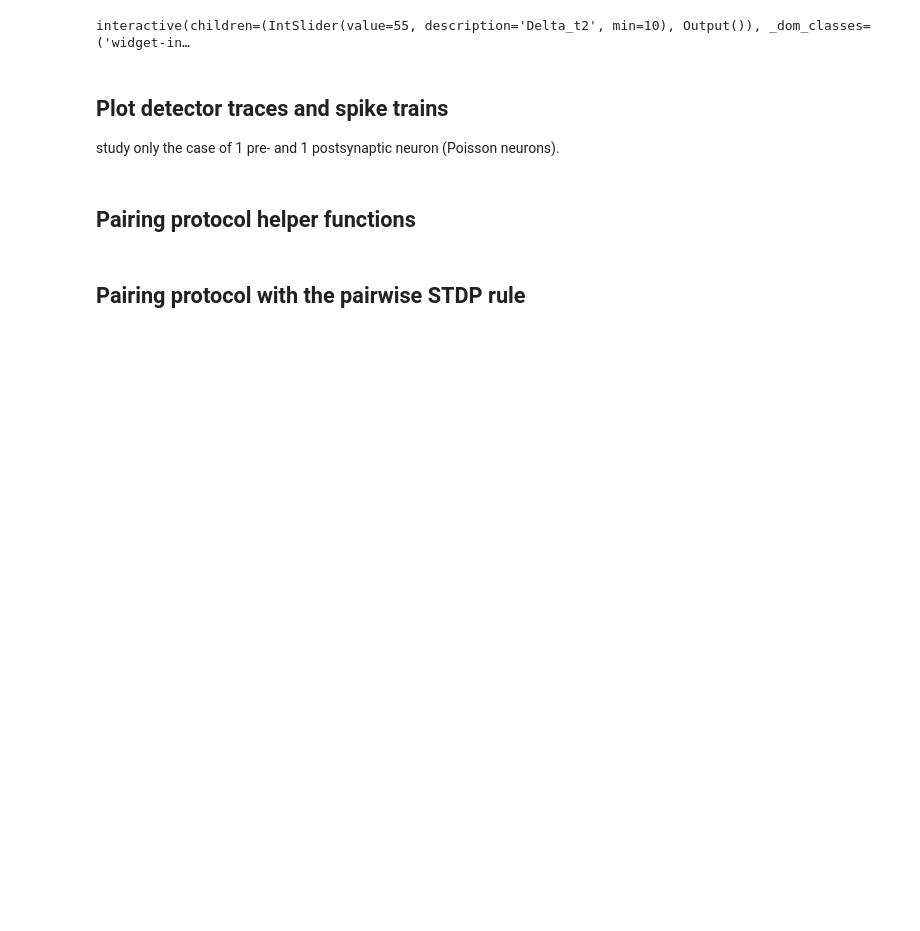
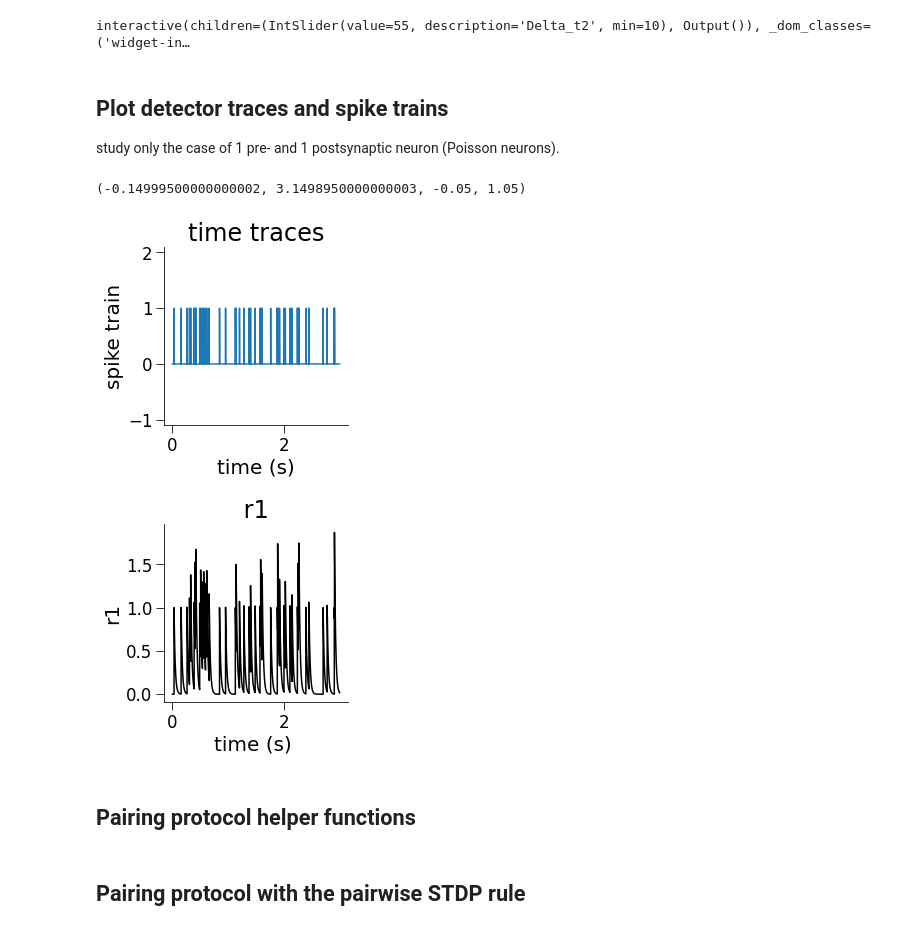
Before and after one commit to comp-neural-circuits/plasticity-workshop, a Jupyter notebook: stdp.ipynb, the cells around one changed output. Cells and saved outputs as stored; diff of their text form; code cells hidden in the pictures; blank space fills up the shorter version.

```diff
--- a/stdp.ipynb
+++ b/stdp.ipynb
@@ -251,6 +233,52 @@ interactive(children=(IntSlider(value=55, description='Delta_t2', min=10), Outpu
 # %% [markdown]
 ## Plot detector traces and spike trains
 study only the case of 1 pre- and 1 postsynaptic neuron (Poisson neurons).
+# %%
+taup = 20e-3  #[ms]
+taum = 20e-3 #[ms]
+tauy = 114e-3 #[ms]
+
+discretization_step=1e-4
+t_range=np.arange(0,3,discretization_step)
+pre_spike = Poisson_spike_train(discretization_step, t_range, rate=15, myseed=2020)
+post_spike = Poisson_spike_train(discretization_step, t_range, rate=15, myseed=2000)
+
+#pre_spike = np.reshape(pre_spike, len(t_range))
+
+r1=np.zeros(len(t_range))        # presynaptic event detector
+o1=np.zeros(len(t_range))        # postsynaptic event detector
+o2=np.zeros(len(t_range))        # postsynaptic event detector
+
+for i in range(len(t_range)-1):
+    if pre_spike[i]==1:     # there is a pre-synaptic spike
+        r1[i]+= 1
+
+    if post_spike[i]==1:    # there is a post-synaptic spike
+        o1[i] += 1
+        o2[i] += 1
+    # Apply Euler's method to the detector equations
+    r1[i+1] = r1[i] - discretization_step * r1[i]/taup
+    o1[i+1] = o1[i] - discretization_step * o1[i]/taum
+    o2[i+1] = o2[i] - discretization_step * o2[i]/tauy
+# %%
+
+
+
+# set up the plots correctly!!
+
+fig, (ax1, ax2) = plt.subplots(2,1, figsize=(4,8)) #gridspec_kw={'height_ratios': [3, 1]})
+ax1.plot(t_range,pre_spike)
+ax1.set_xlabel("time (s)")
+ax1.set_ylabel("spike train")
+ax1.set_title("time traces")
+ax2.plot(t_range,r1,color="black")
+ax2.set_title(" r1 ")
+ax2.set_xlabel("time (s) ")
+ax2.set_ylabel("r1")
+ax1.axis("equal")
+# %% [output]
+(-0.14999500000000002, 3.1498950000000003, -0.05, 1.05)
+[figure, added]
 # %% [markdown]
 ## Pairing protocol helper functions
 # %%
```
Also changed, not shown: parts of 7 cells of this notebook.
